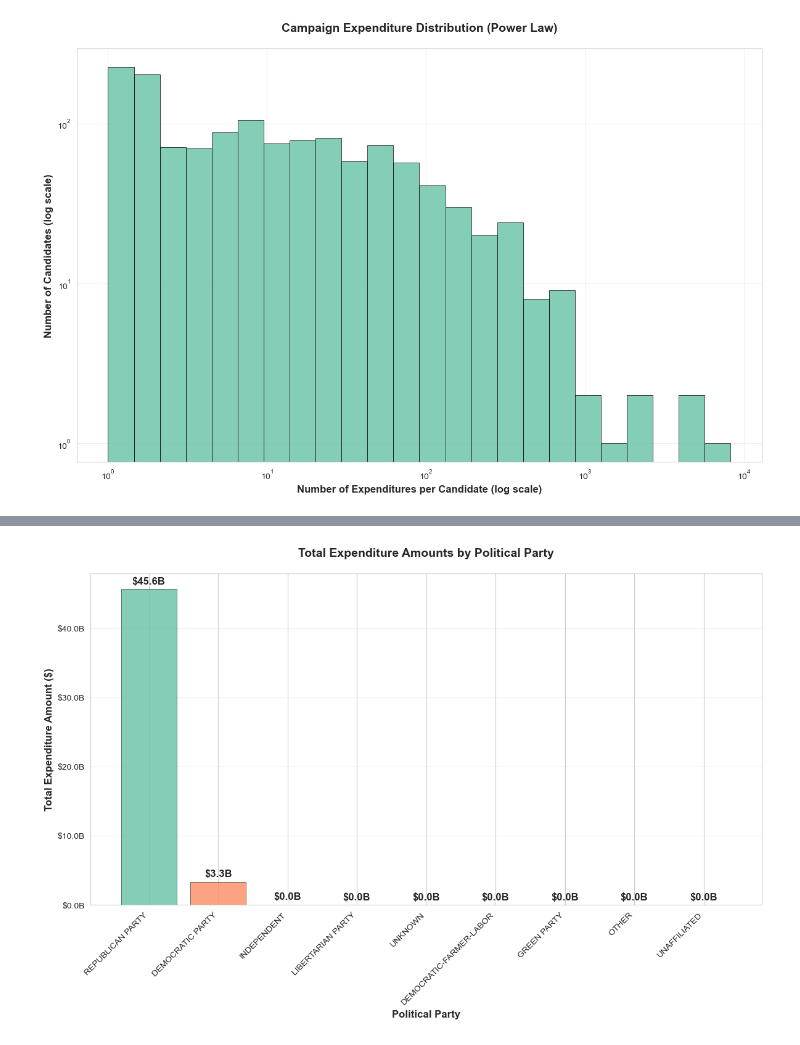
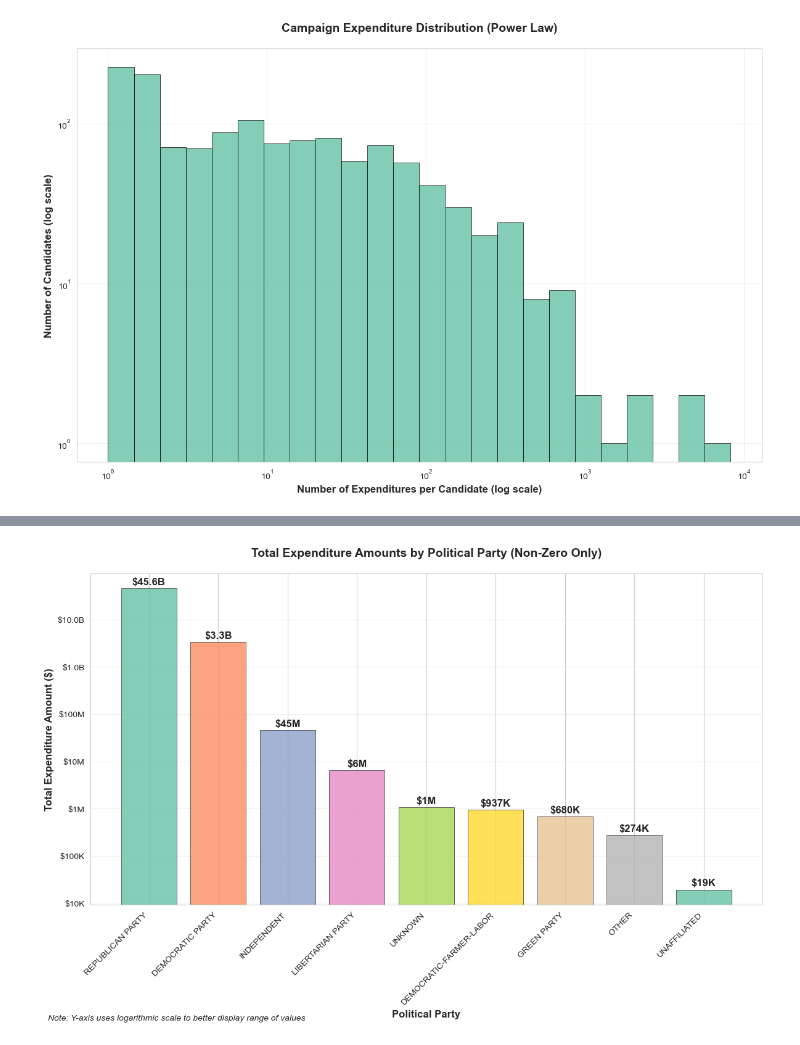
Before and after one commit to marobinette/DataScience, a Jupyter notebook: assignments/shared/weekThree/ie.ipynb, the cells around one changed output, grey strips where cells are left out. Drawn from its saved outputs; the diff is of its cells as text; code cells hidden in the pictures.

```diff
--- a/assignments/shared/weekThree/ie.ipynb
+++ b/assignments/shared/weekThree/ie.ipynb
@@ -593,41 +562,95 @@ plt.show()
 # %%
-# Create a standardized bar chart showing expenditure amounts by party
 plt.figure(figsize=(12, 8))
 
-# Calculate total expenditure amounts by party
 party_expenditures = df.groupby('cand_pty_aff')['exp_amo'].sum().sort_values(ascending=False)
 
-# Use consistent color palette
-colors = sns.color_palette('Set2', len(party_expenditures))
+party_expenditures_filtered = party_expenditures[party_expenditures > 0]
 
-# Create the bar plot
-bars = plt.bar(range(len(party_expenditures)), party_expenditures.values,
+colors = sns.color_palette('Set2', len(party_expenditures_filtered))
+
+bars = plt.bar(range(len(party_expenditures_filtered)), party_expenditures_filtered.values,
                color=colors, alpha=0.8, edgecolor='black', linewidth=0.5)
 
-# Standardized formatting
 plt.xlabel('Political Party', fontsize=12, fontweight='bold')
 plt.ylabel('Total Expenditure Amount ($)', fontsize=12, fontweight='bold')
-plt.title('Total Expenditure Amounts by Political Party',
+plt.title('Total Expenditure Amounts by Political Party (Non-Zero Only)',
           fontsize=14, fontweight='bold', pad=20)
 
-# Set x-axis labels
-plt.xticks(range(len(party_expenditures)), party_expenditures.index, rotation=45, ha='right')
+plt.xticks(range(len(party_expenditures_filtered)), party_expenditures_filtered.index,
+           rotation=45, ha='right')
 
-# Format y-axis to show currency
-plt.gca().yaxis.set_major_formatter(plt.FuncFormatter(lambda x, p: f'${x/1e9:.1f}B'))
+plt.yscale('log')
 
-# Add grid and styling
+def format_currency(x, p):
+    if x >= 1e9:
+        return f'${x/1e9:.1f}B'
+    elif x >= 1e6:
+        return f'${x/1e6:.0f}M'
+    elif x >= 1e3:
+        return f'${x/1e3:.0f}K'
+    else:
+        return f'${x:.0f}'
+
+plt.gca().yaxis.set_major_formatter(plt.FuncFormatter(format_currency))
+
 plt.grid(axis='y', alpha=0.3)
 plt.gca().set_axisbelow(True)
 
-# Add value labels on top of bars
-for i, (party, amount) in enumerate(party_expenditures.items()):
-    plt.text(i, amount + max(party_expenditures) * 0.01,
-             f'${amount/1e9:.1f}B', ha='center', va='bottom', fontweight='bold')
+for i, (party, amount) in enumerate(party_expenditures_filtered.items()):
+    if amount >= 1e9:
+        label = f'${amount/1e9:.1f}B'
+    elif amount >= 1e6:
+        label = f'${amount/1e6:.0f}M'
+    elif amount >= 1e3:
+        label = f'${amount/1e3:.0f}K'
+    else:
+        label = f'${amount:.0f}'
 
-# Save and show
+    plt.text(i, amount * 1.1, label, ha='center', va='bottom', fontweight='bold')
+
+plt.figtext(0.02, 0.02, 'Note: Y-axis uses logarithmic scale to better display range of values',
+            fontsize=10, style='italic')
+
 plt.tight_layout()
-plt.savefig('images/expenditure_by_party_seaborn.png', dpi=300, bbox_inches='tight')
+plt.savefig('images/expenditure_by_party_improved.png', dpi=300, bbox_inches='tight')
 plt.show()
+
+plt.figure(figsize=(12, 6))
+
+minor_parties = party_expenditures_filtered.iloc[2:]
+
+if len(minor_parties) > 0:
+    colors_minor = sns.color_palette('Set3', len(minor_parties))
+
+    bars = plt.bar(range(len(minor_parties)), minor_parties.values,
+                   color=colors_minor, alpha=0.8, edgecolor='black', linewidth=0.5)
+
+    plt.xlabel('Political Party', fontsize=12, fontweight='bold')
+    plt.ylabel('Total Expenditure Amount ($)', fontsize=12, fontweight='bold')
+    plt.title('Expenditure Amounts by Minor Political Parties',
+              fontsize=14, fontweight='bold', pad=20)
+
+    plt.xticks(range(len(minor_parties)), minor_parties.index, rotation=45, ha='right')
+    plt.gca().yaxis.set_major_formatter(plt.FuncFormatter(format_currency))
+
+    plt.grid(axis='y', alpha=0.3)
+    plt.gca().set_axisbelow(True)
+
+    # Add value labels
+    for i, (party, amount) in enumerate(minor_parties.items()):
+        if amount >= 1e6:
+            label = f'${amount/1e6:.1f}M'
+        elif amount >= 1e3:
+            label = f'${amount/1e3:.0f}K'
+        else:
+            label = f'${amount:.0f}'
+
+        plt.text(i, amount * 1.05, label, ha='center', va='bottom', fontweight='bold')
+
+    plt.tight_layout()
+    plt.savefig('images/minor_party_expenditures.png', dpi=300, bbox_inches='tight')
+    plt.show()
+else:
+    print("No minor parties with expenditures found for separate visualization.")
 # %% [output]
-[figure, old version]
+[figure, new version]
```
Also changed, not shown: parts of 15 cells of this notebook.
